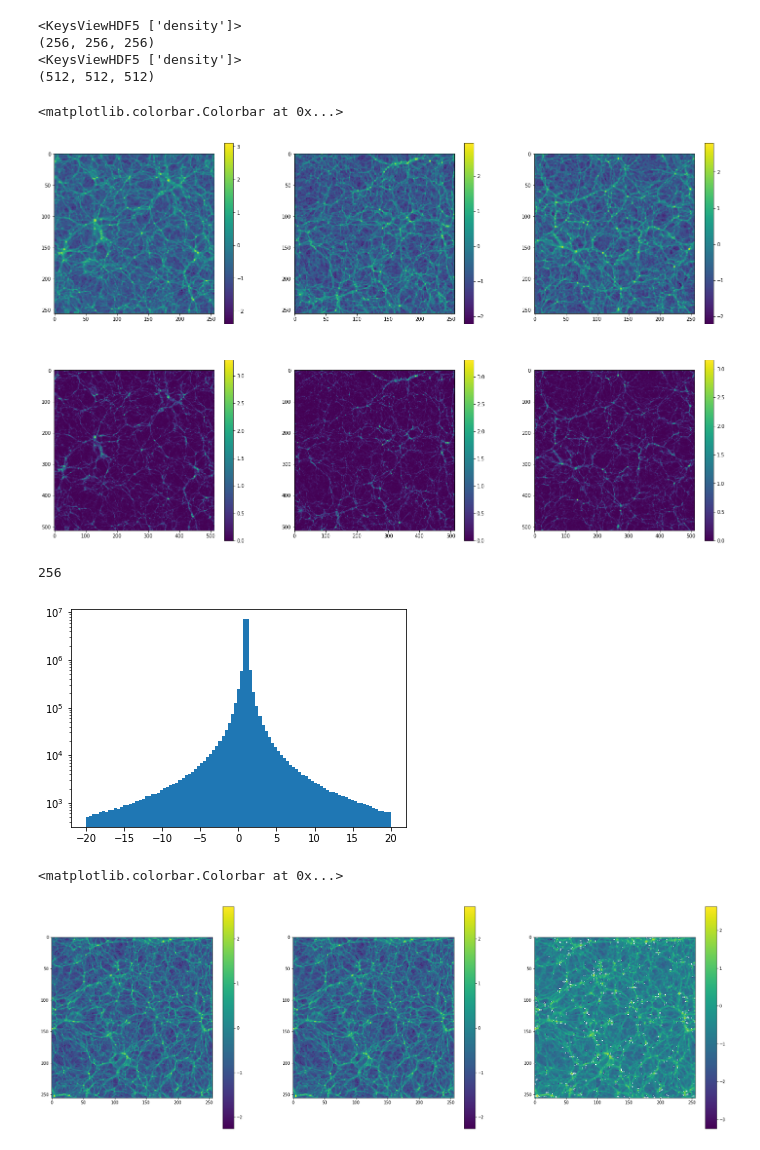
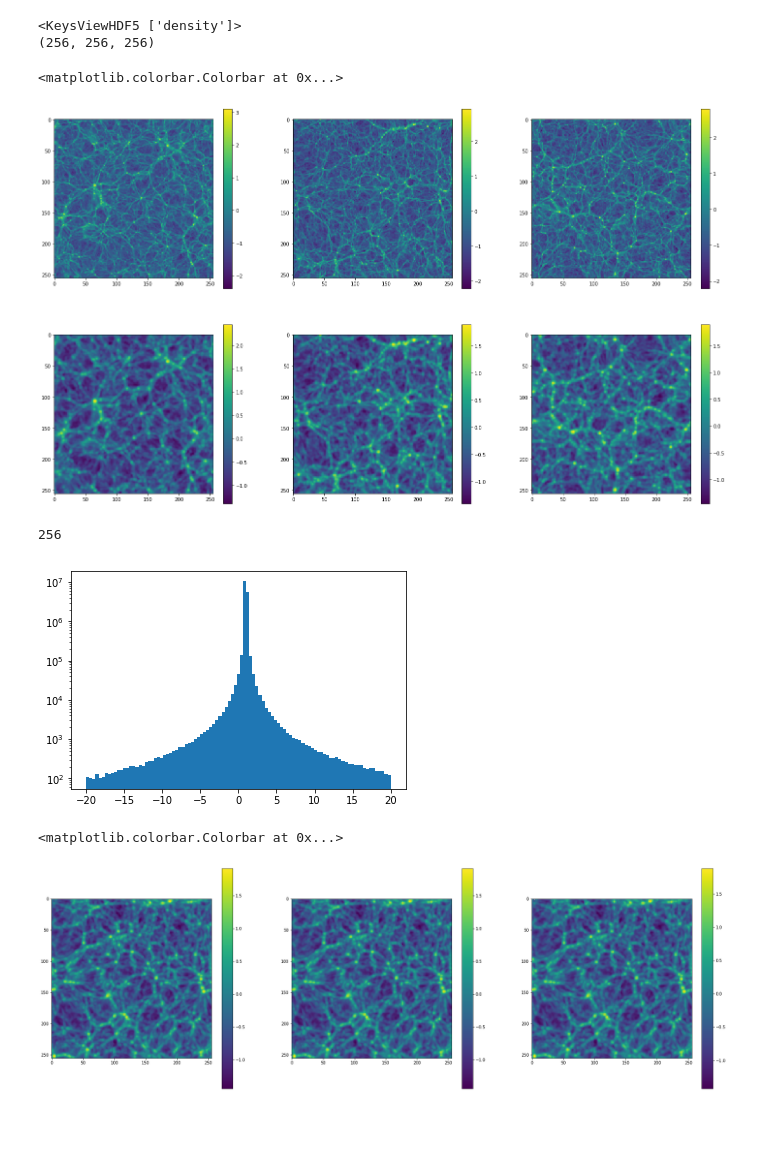
Before and after one commit to forero/IllustrisWeb, a Jupyter notebook: explore.ipynb, the cells around one changed output. Saved outputs shown, nothing was run; the diff lists cells and outputs as text; code cells hidden in the pictures; blank space fills up the shorter version.

```diff
--- a/explore.ipynb
+++ b/explore.ipynb
@@ -11,51 +12,44 @@ filename = '/Users/forero/Illustris_data/CIC_256_DM_TNG300-3.hdf5'
 f = h5py.File(filename, 'r')
 print(f.keys())
 data = f['density'][:,:,:]
+data_smooth = scipy.ndimage.filters.gaussian_filter(data,1.2)
 data = (data - np.mean(data))/np.mean(data)
+data_smooth = (data_smooth - np.mean(data_smooth))/np.mean(data_smooth)
 print(np.shape(data))
 f.close()
-
-filename = '/Users/forero/Illustris_data/TSC_512_DM_TNG300-3.hdf5'
-f = h5py.File(filename, 'r')
-print(f.keys())
-data_old = f['density'][:,:,:]
-print(np.shape(data_old))
-f.close()
 # %% [output]
 <KeysViewHDF5 ['density']>
 (256, 256, 256)
-<KeysViewHDF5 ['density']>
-(512, 512, 512)
 # %%
 plt.figure(figsize=(25,15))
 
 plt.subplot(2,3,1)
 plt.imshow(np.log10(data[:,100,:]+1))
 plt.colorbar()
 
 plt.subplot(2,3,2)
 plt.imshow(np.log10(data[20,:,:]+1))
 plt.colorbar()
 
 plt.subplot(2,3,3)
 plt.imshow(np.log10(data[:,:,30]+1))
 plt.colorbar()
 
 
 
 plt.subplot(2,3,4)
-plt.imshow(np.log10(data_old[:,200,:]+1))
+plt.imshow(np.log10(data_smooth[:,100,:]+1))
 plt.colorbar()
 
 plt.subplot(2,3,5)
-plt.imshow(np.log10(data_old[40,:,:]+1))
+plt.imshow(np.log10(data_smooth[20,:,:]+1))
 plt.colorbar()
 
 
 plt.subplot(2,3,6)
-plt.imshow(np.log10(data_old[:,:,60]+1))
+plt.imshow(np.log10(data_smooth[:,:,30]+1))
 plt.colorbar()
 # %% [output]
 <matplotlib.colorbar.Colorbar at 0x...>
-[figure, old version]
+[figure, new version]
 # %%
@@ -100,8 +87,8 @@ density = scipy.ndimage.filters.laplace(np.real(potential), mode='wrap')/(delta*
 # %%
-r = data/density
+r = data_smooth/density
 _=plt.hist(r.flatten(), bins=np.linspace(-20,20,100), log=True)
 # %% [output]
-[figure, old version]
+[figure, new version]
 # %%
 plt.figure(figsize=(30,10))
 
@@ -110,7 +97,7 @@ plt.imshow(np.log10(np.real(back_data[10,:,:] + 1)))
 plt.colorbar()
 
 plt.subplot(1,3,2)
-plt.imshow(np.log10(np.real(data[10,:,:] + 1)))
+plt.imshow(np.log10(np.real(data_smooth[10,:,:] + 1)))
 plt.colorbar()
 
 density[density<-1.0]=-1.0
@@ -119,6 +106,6 @@ plt.imshow(np.log10(density[10,:,:] + 1.00))
 plt.colorbar()
 # %% [output]
 <matplotlib.colorbar.Colorbar at 0x...>
-[figure, old version]
+[figure, new version]
 # %%
 slice_id = 10
```
Also changed, not shown: parts of 10 cells of this notebook.
